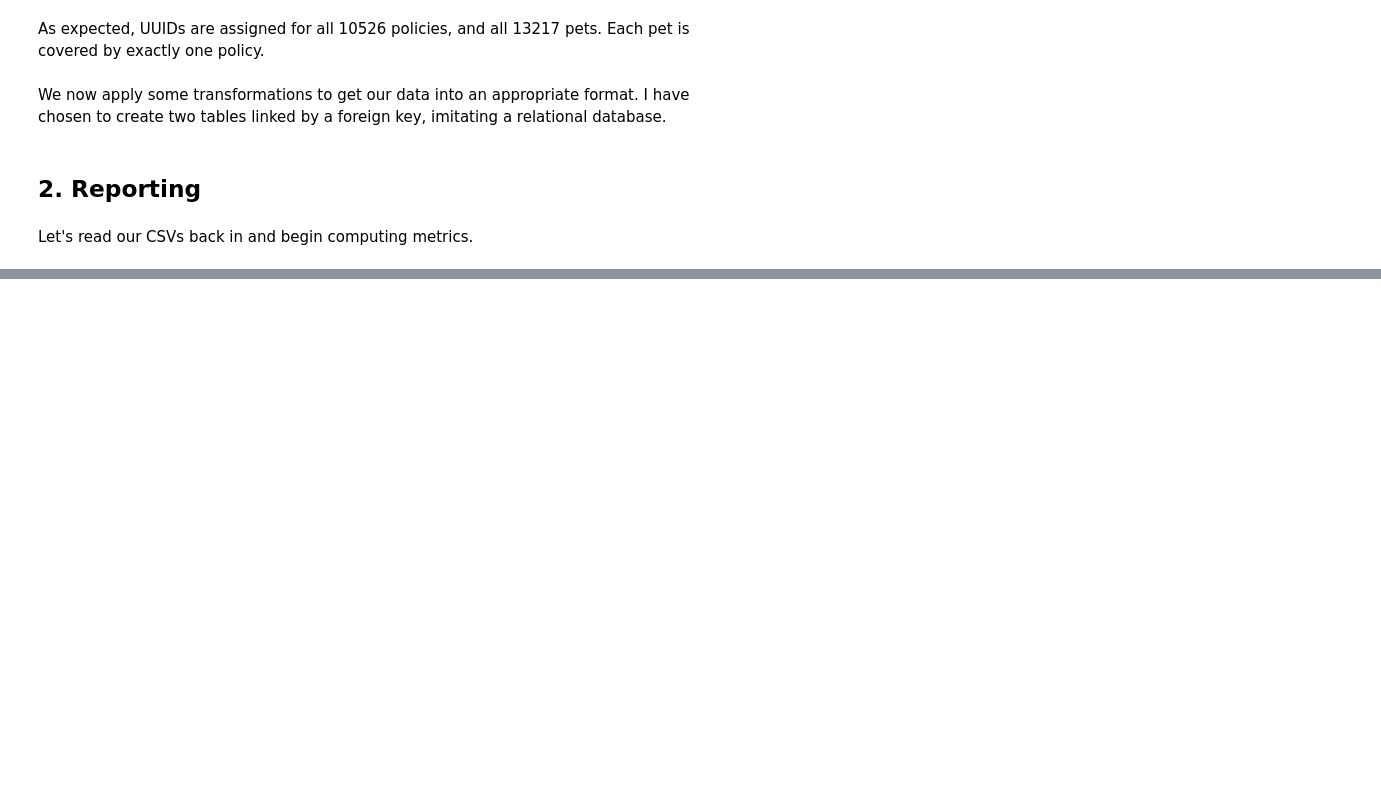
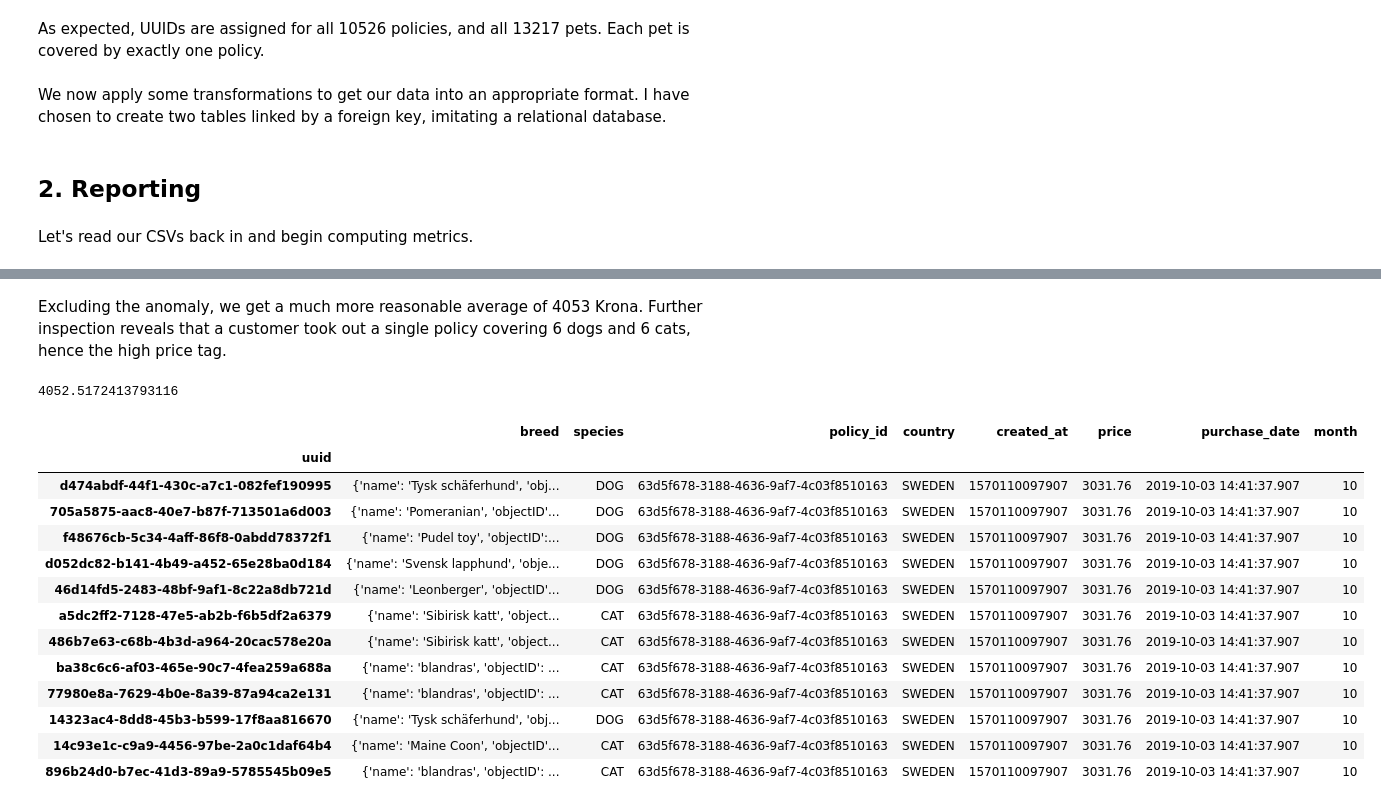
Before and after one commit to jsmithdataanalytics/BBM, a Jupyter notebook: solution.ipynb, the cells around one changed output, grey strips where cells are left out. Saved outputs shown, nothing was run; the diff lists cells and outputs as text; code cells hidden in the pictures; blank space fills up the shorter version.

```diff
--- a/solution.ipynb
+++ b/solution.ipynb
@@ -199,4 +202 @@ pets
 13217 rows × 3 columns
-# %%
-policies['purchase_date'] = policies.created_at.map(lambda x: datetime.fromtimestamp(x / 1000))
-policies['purchase_month'] = policies.purchase_date.map(lambda x: x.month)
@@ -219,0 +230,6 @@ policies
+# %%
+# current exchange rate
+sek_to_gbp = 0.08
+
+policies.price = policies.price / 100.0
+policies.loc[policies.country == 'SWEDEN', 'price'] *= sek_to_gbp
@@ -219,0 +320,2 @@ policies
+# %%
+joined = pets.join(policies, on='policy_id')
@@ -219,0 +384,23 @@ policies
+# %% [markdown]
+Excluding the anomaly, we get a much more reasonable average of 4053 Krona. Further inspection reveals that a customer took out a single policy covering 6 dogs and 6 cats, hence the high price tag.
+# %%
+sweden_oct_sales.drop('63d5f678-3188-4636-9af7-4c03f8510163').price.mean() / sek_to_gbp
+# %% [output]
+4052.5172413793116
+# %%
+joined[joined.policy_id == '63d5f678-3188-4636-9af7-4c03f8510163']
+# %% [output]
+|  | breed | species | policy_id | country | created_at | price | purchase_date | month |
+| uuid |  |  |  |  |  |  |  |  |
+| d474abdf-44f1-430c-a7c1-082fef190995 | {'name': 'Tysk schäferhund', 'obj... | DOG | 63d5f678-3188-4636-9af7-4c03f8510163 | SWEDEN | 1570110097907 | 3031.76 | 2019-10-03 14:41:37.907 | 10 |
+| 705a5875-aac8-40e7-b87f-713501a6d003 | {'name': 'Pomeranian', 'objectID'... | DOG | 63d5f678-3188-4636-9af7-4c03f8510163 | SWEDEN | 1570110097907 | 3031.76 | 2019-10-03 14:41:37.907 | 10 |
+| f48676cb-5c34-4aff-86f8-0abdd78372f1 | {'name': 'Pudel toy', 'objectID':... | DOG | 63d5f678-3188-4636-9af7-4c03f8510163 | SWEDEN | 1570110097907 | 3031.76 | 2019-10-03 14:41:37.907 | 10 |
+| d052dc82-b141-4b49-a452-65e28ba0d184 | {'name': 'Svensk lapphund', 'obje... | DOG | 63d5f678-3188-4636-9af7-4c03f8510163 | SWEDEN | 1570110097907 | 3031.76 | 2019-10-03 14:41:37.907 | 10 |
+| 46d14fd5-2483-48bf-9af1-8c22a8db721d | {'name': 'Leonberger', 'objectID'... | DOG | 63d5f678-3188-4636-9af7-4c03f8510163 | SWEDEN | 1570110097907 | 3031.76 | 2019-10-03 14:41:37.907 | 10 |
+| a5dc2ff2-7128-47e5-ab2b-f6b5df2a6379 | {'name': 'Sibirisk katt', 'object... | CAT | 63d5f678-3188-4636-9af7-4c03f8510163 | SWEDEN | 1570110097907 | 3031.76 | 2019-10-03 14:41:37.907 | 10 |
+| 486b7e63-c68b-4b3d-a964-20cac578e20a | {'name': 'Sibirisk katt', 'object... | CAT | 63d5f678-3188-4636-9af7-4c03f8510163 | SWEDEN | 1570110097907 | 3031.76 | 2019-10-03 14:41:37.907 | 10 |
+| ba38c6c6-af03-465e-90c7-4fea259a688a | {'name': 'blandras', 'objectID': ... | CAT | 63d5f678-3188-4636-9af7-4c03f8510163 | SWEDEN | 1570110097907 | 3031.76 | 2019-10-03 14:41:37.907 | 10 |
+| 77980e8a-7629-4b0e-8a39-87a94ca2e131 | {'name': 'blandras', 'objectID': ... | CAT | 63d5f678-3188-4636-9af7-4c03f8510163 | SWEDEN | 1570110097907 | 3031.76 | 2019-10-03 14:41:37.907 | 10 |
+| 14323ac4-8dd8-45b3-b599-17f8aa816670 | {'name': 'Tysk schäferhund', 'obj... | DOG | 63d5f678-3188-4636-9af7-4c03f8510163 | SWEDEN | 1570110097907 | 3031.76 | 2019-10-03 14:41:37.907 | 10 |
+| 14c93e1c-c9a9-4456-97be-2a0c1daf64b4 | {'name': 'Maine Coon', 'objectID'... | CAT | 63d5f678-3188-4636-9af7-4c03f8510163 | SWEDEN | 1570110097907 | 3031.76 | 2019-10-03 14:41:37.907 | 10 |
+| 896b24d0-b7ec-41d3-89a9-5785545b09e5 | {'name': 'blandras', 'objectID': ... | CAT | 63d5f678-3188-4636-9af7-4c03f8510163 | SWEDEN | 1570110097907 | 3031.76 | 2019-10-03 14:41:37.907 | 10 |
```
Also changed, not shown: parts of 31 cells of this notebook.
